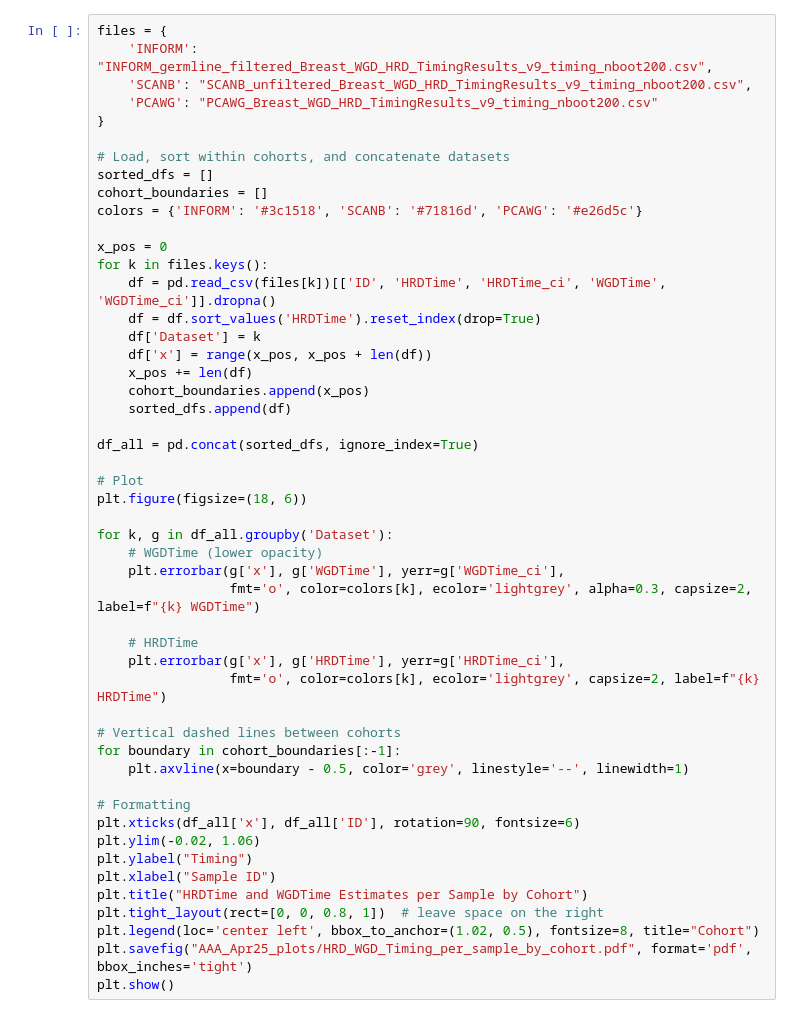
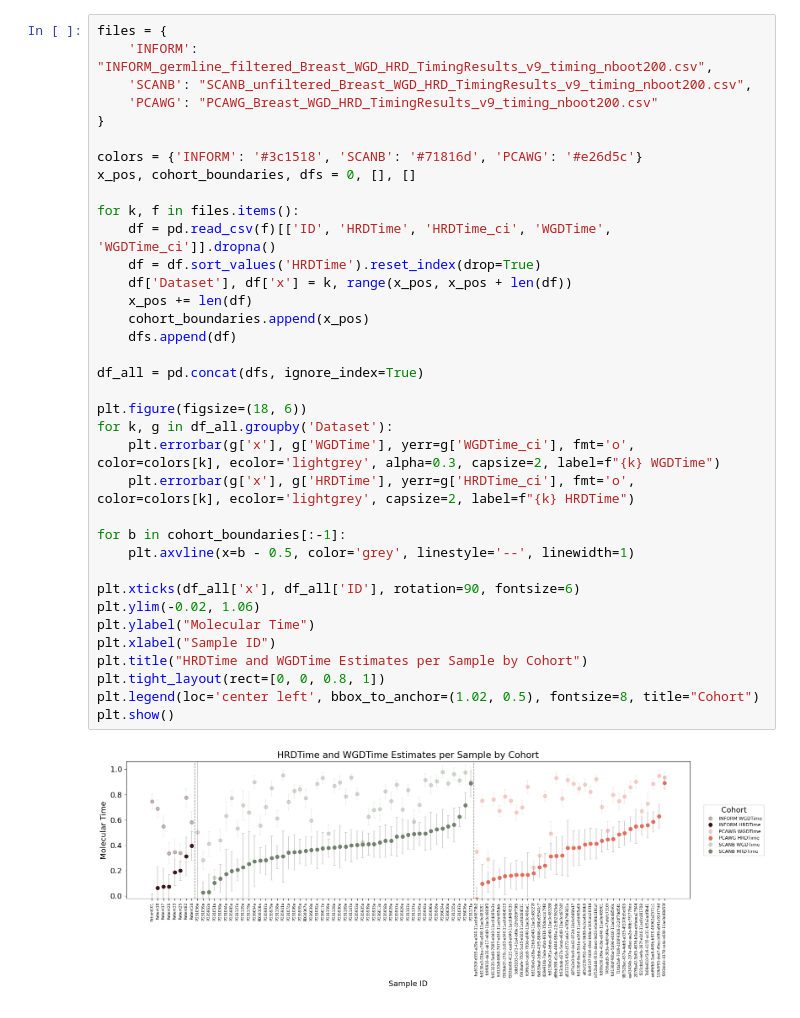
Before and after one commit to michandreop/HRDTimer, a Jupyter notebook: notebooks/paper_figures/Fig2.ipynb, the cells around one changed output. Drawn from its saved outputs; the diff is of its cells as text.

Commit message:
Show output plots

```diff
--- a/notebooks/paper_figures/Fig2.ipynb
+++ b/notebooks/paper_figures/Fig2.ipynb
@@ -27,53 +24,41 @@ custom_cmap
 # %%
 files = {
     'INFORM': "INFORM_germline_filtered_Breast_WGD_HRD_TimingResults_v9_timing_nboot200.csv",
     'SCANB': "SCANB_unfiltered_Breast_WGD_HRD_TimingResults_v9_timing_nboot200.csv",
     'PCAWG': "PCAWG_Breast_WGD_HRD_TimingResults_v9_timing_nboot200.csv"
 }
 
-# Load, sort within cohorts, and concatenate datasets
-sorted_dfs = []
-cohort_boundaries = []
 colors = {'INFORM': '#3c1518', 'SCANB': '#71816d', 'PCAWG': '#e26d5c'}
+x_pos, cohort_boundaries, dfs = 0, [], []
 
-x_pos = 0
-for k in files.keys():
-    df = pd.read_csv(files[k])[['ID', 'HRDTime', 'HRDTime_ci', 'WGDTime', 'WGDTime_ci']].dropna()
+for k, f in files.items():
+    df = pd.read_csv(f)[['ID', 'HRDTime', 'HRDTime_ci', 'WGDTime', 'WGDTime_ci']].dropna()
     df = df.sort_values('HRDTime').reset_index(drop=True)
-    df['Dataset'] = k
-    df['x'] = range(x_pos, x_pos + len(df))
+    df['Dataset'], df['x'] = k, range(x_pos, x_pos + len(df))
     x_pos += len(df)
     cohort_boundaries.append(x_pos)
-    sorted_dfs.append(df)
+    dfs.append(df)
 
-df_all = pd.concat(sorted_dfs, ignore_index=True)
+df_all = pd.concat(dfs, ignore_index=True)
 
-# Plot
 plt.figure(figsize=(18, 6))
+for k, g in df_all.groupby('Dataset'):
+    plt.errorbar(g['x'], g['WGDTime'], yerr=g['WGDTime_ci'], fmt='o', color=colors[k], ecolor='lightgrey', alpha=0.3, capsize=2, label=f"{k} WGDTime")
+    plt.errorbar(g['x'], g['HRDTime'], yerr=g['HRDTime_ci'], fmt='o', color=colors[k], ecolor='lightgrey', capsize=2, label=f"{k} HRDTime")
 
-for k, g in df_all.groupby('Dataset'):
-    # WGDTime (lower opacity)
-    plt.errorbar(g['x'], g['WGDTime'], yerr=g['WGDTime_ci'],
-                 fmt='o', color=colors[k], ecolor='lightgrey', alpha=0.3, capsize=2, label=f"{k} WGDTime")
+for b in cohort_boundaries[:-1]:
+    plt.axvline(x=b - 0.5, color='grey', linestyle='--', linewidth=1)
 
-    # HRDTime
-    plt.errorbar(g['x'], g['HRDTime'], yerr=g['HRDTime_ci'],
-                 fmt='o', color=colors[k], ecolor='lightgrey', capsize=2, label=f"{k} HRDTime")
-
-# Vertical dashed lines between cohorts
-for boundary in cohort_boundaries[:-1]:
-    plt.axvline(x=boundary - 0.5, color='grey', linestyle='--', linewidth=1)
-
-# Formatting
 plt.xticks(df_all['x'], df_all['ID'], rotation=90, fontsize=6)
 plt.ylim(-0.02, 1.06)
-plt.ylabel("Timing")
+plt.ylabel("Molecular Time")
 plt.xlabel("Sample ID")
 plt.title("HRDTime and WGDTime Estimates per Sample by Cohort")
-plt.tight_layout(rect=[0, 0, 0.8, 1])  # leave space on the right
+plt.tight_layout(rect=[0, 0, 0.8, 1])
 plt.legend(loc='center left', bbox_to_anchor=(1.02, 0.5), fontsize=8, title="Cohort")
-plt.savefig("AAA_Apr25_plots/HRD_WGD_Timing_per_sample_by_cohort.pdf", format='pdf', bbox_inches='tight')
 plt.show()
+# %% [output]
+[figure, added]
 # %%
 colors = {'INFORM': '#3c1518', 'SCANB': '#71816d', 'PCAWG': '#e26d5c'}
 
```
Also changed, not shown: parts of 2 cells of this notebook.
